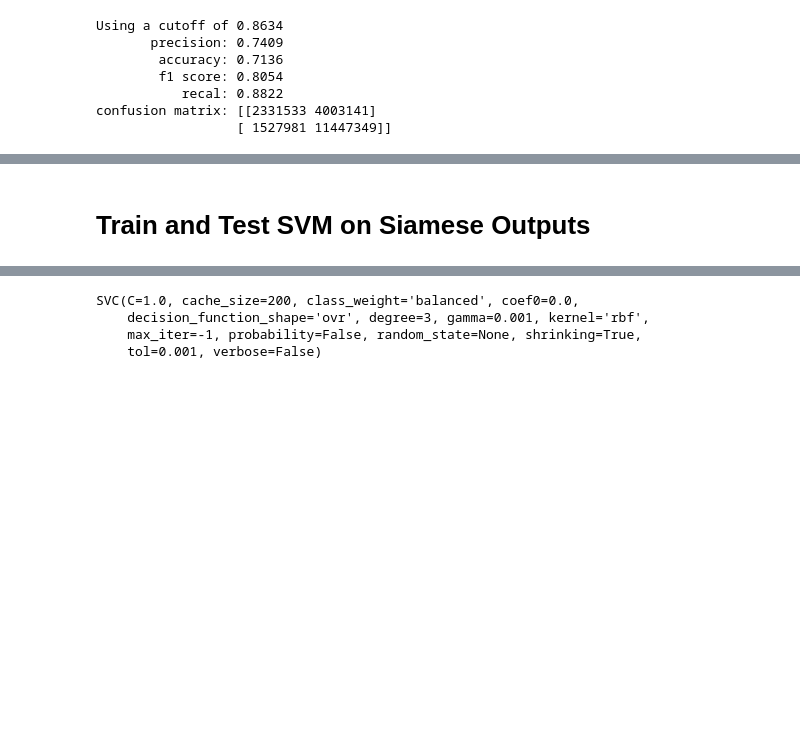
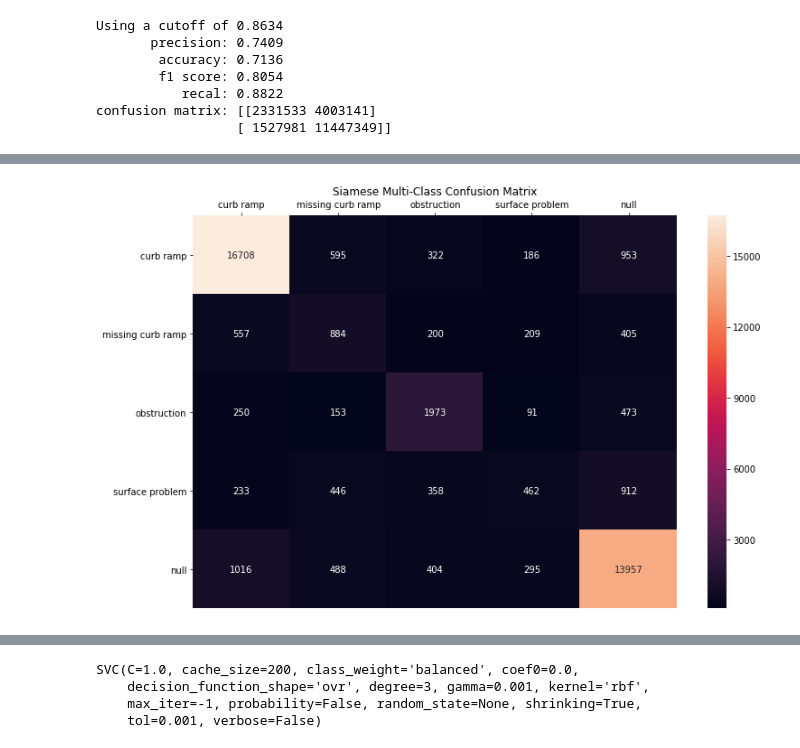
Before and after one commit to ProjectSidewalk/cv-siamese-network, a Jupyter notebook: validate_siamese.ipynb, the cells around one changed output, grey strips where cells are left out. Cells and saved outputs as stored; diff of their text form; code cells hidden in the pictures; blank space fills up the shorter version.

```diff
--- a/validate_siamese.ipynb
+++ b/validate_siamese.ipynb
@@ -91,7 +99,9 @@ root_dir = "data"
 test_dir = os.path.join(root_dir,"test")
 
 im_test_dset = dset.ImageFolder(root=test_dir,transform=transformation)
-index_to_class_name = dict([(value, key) for key, value in im_test_dset.class_to_idx.items()])
+classes = ["curb ramp","missing curb ramp","obstruction","surface problem","null"]
+#index_to_class_name = dict([(value, key) for key, value in im_test_dset.class_to_idx.items()])
+index_to_class_name = dict((i,classes[i]) for i in range(len(classes)))
 
 val_loader = DataLoader(im_test_dset,shuffle=True,num_workers=0,batch_size=batch_size)
 
@@ -331,14 +408,23 @@ for i,c in enumerate(np.sort(unique_classes)):
 # %%
 distances = np.zeros((len(df.values.tolist()),len(class_vectors)))
 lbls = np.array([])
-b = np.array(list(class_vectors.values()))
-
-for i,comb in enumerate(df.values.tolist()):
-    lbls = np.append(lbls,comb[1])
-    a = np.tile([comb[2:]],(len(class_vectors),1))
-    dsts = euclidean_distance(a.T,b.T)
-    distances[i] = dsts
-lbls = lbls.astype(int)
+if num_support_set_per_class == 1:
+    b = np.array(list(class_vectors.values()))
+    for i,comb in enumerate(df.values.tolist()):
+        lbls = np.append(lbls,comb[1])
+        a = np.tile([comb[2:]],(len(class_vectors),1))
+        dsts = euclidean_distance(a.T,b.T)
+        distances[i] = dsts
+    lbls = lbls.astype(int)
+else:
+    b = np.array(list(class_vectors.values()))
+    for i,comb in enumerate(df.values.tolist()):
+        lbls = np.append(lbls,comb[1])
+        for j in range(b.shape[0]):
+            a = np.tile([comb[2:]],(b[j].shape[0],1))
+            dst = np.mean(euclidean_distance(a.T,b[j].T))
+            distances[i][j] = dst
+    lbls = lbls.astype(int)
 # %%
 multi_class_preds = np.argmin(distances,axis=1)
 print(classification_report(multi_class_preds, lbls, target_names=list(index_to_class_name.values())))
@@ -357,2 +443,10 @@ weighted avg       0.79      0.80      0.79     42530
-# %% [markdown]
-# Train and Test SVM on Siamese Outputs
+# %%
+%matplotlib inline
+plt.figure(figsize=[2*x for x in plt.rcParams["figure.figsize"]])
+confusion = confusion_matrix(multi_class_preds, lbls)
+df_cm = pd.DataFrame(confusion, index = list(index_to_class_name.values()),columns = list(index_to_class_name.values()))
+ax = sns.heatmap(df_cm,annot=True,fmt="d")
+plt.title("Siamese Multi-Class Confusion Matrix")
+ax.xaxis.set_ticks_position('top')
+# %% [output]
+[figure, added]
```
Also changed, not shown: parts of 31 cells of this notebook.
